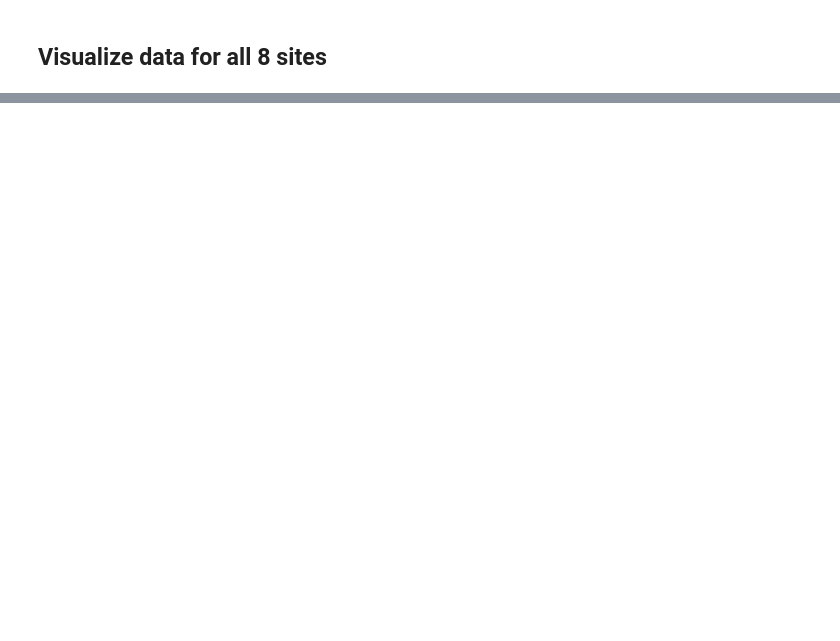
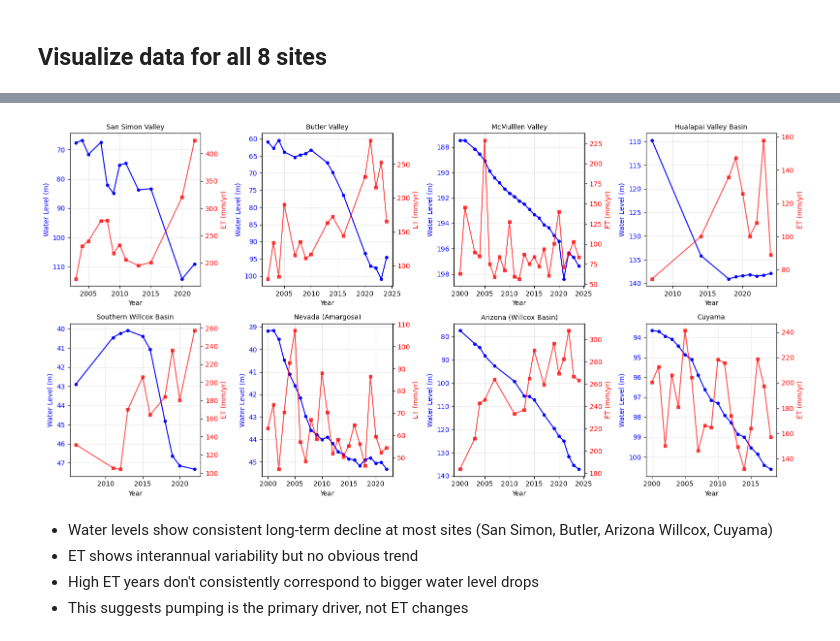
Before and after one commit to meds-AridGW/GW-depth-data-exploration, a Jupyter notebook: precipitation.ipynb, the cells around one changed output, grey strips where cells are left out. Saved outputs shown, nothing was run; the diff lists cells and outputs as text; code cells hidden in the pictures; blank space fills up the shorter version.

```diff
--- a/precipitation.ipynb
+++ b/precipitation.ipynb
@@ -323,0 +271,37 @@ plt.show()
+# %%
+
+fig, axes = plt.subplots(2, 4, figsize=(16, 8))
+axes = axes.flatten()
+
+sites = et_gw_merged_all_sites['location'].unique()
+
+for i, site in enumerate(sites):
+    ax1 = axes[i]
+    site_data = et_gw_merged_all_sites[et_gw_merged_all_sites['location'] == site].sort_values('YEAR')
+    # Water level
+    ax1.plot(site_data['YEAR'], site_data['WaterLevel_m'],
+             'b-o', label='Water Level', markersize=4)
+    ax1.set_xlabel('Year')
+    ax1.set_ylabel('Water Level (m)', color='b')
+    ax1.tick_params(axis='y', labelcolor='b')
+    ax1.invert_yaxis()  # Flip y-axis
+
+    # ET on secondary axis
+    ax2 = ax1.twinx()
+    ax2.plot(site_data['YEAR'], site_data['mean_ET_mm_yr'],
+             'r-s', label='ET', markersize=4, alpha=0.7)
+    ax2.set_ylabel('ET (mm/yr)', color='r')
+    ax2.tick_params(axis='y', labelcolor='r')
+
+    ax1.set_title(site, fontsize=10)
+    ax1.grid(alpha=0.3)
+
+plt.tight_layout()
+plt.show()
+# %% [output]
+[figure, added]
+# %% [markdown]
+- Water levels show consistent long-term decline at most sites (San Simon, Butler, Arizona Willcox, Cuyama)
+- ET shows interannual variability but no obvious trend
+- High ET years don't consistently correspond to bigger water level drops
+- This suggests pumping is the primary driver, not ET changes
```
Also changed, not shown: parts of 11 cells of this notebook, 1 other file.
